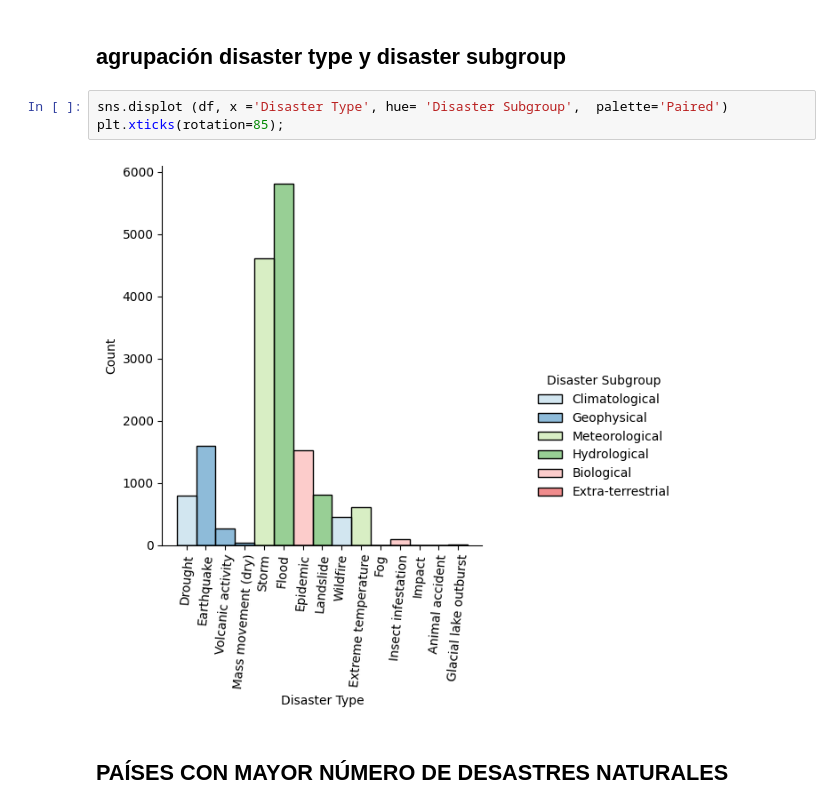
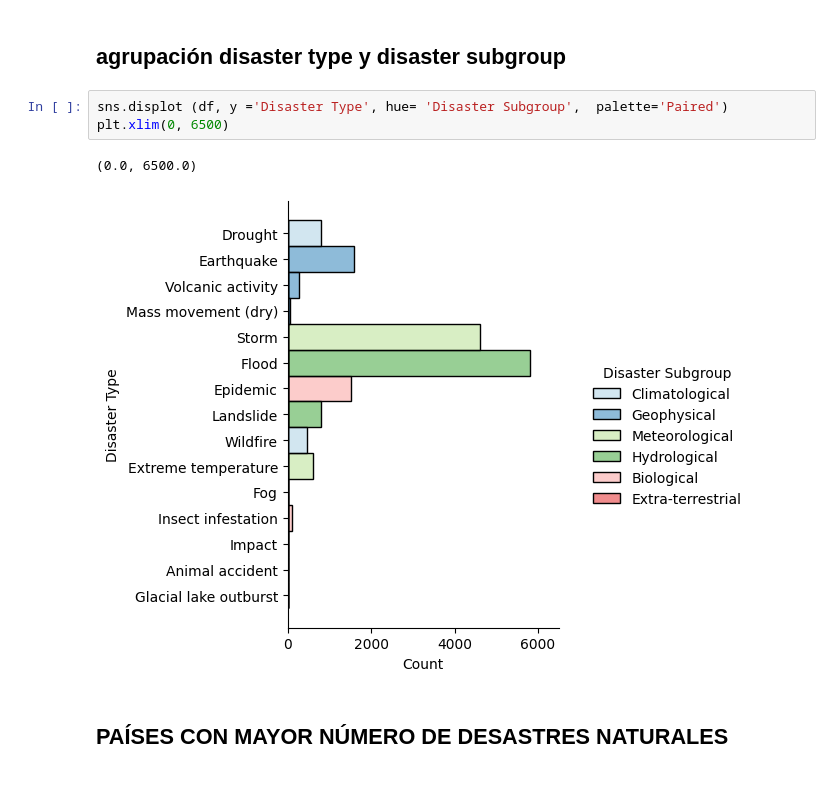
Before and after one commit to AleDataAnalyst/grupo2_desastresnaturales, a Jupyter notebook: Notebooks/00ExplorarDatos/00Ele_ExplorarDatos.ipynb, the cells around one changed output. Drawn from its saved outputs; the diff is of its cells as text.

```diff
--- a/Notebooks/00ExplorarDatos/00Ele_ExplorarDatos.ipynb
+++ b/Notebooks/00ExplorarDatos/00Ele_ExplorarDatos.ipynb
@@ -148,10 +148,11 @@ plt.xticks(rotation=45);
 # %% [markdown]
 ## agrupación disaster type y disaster subgroup
 # %%
-sns.displot (df, x ='Disaster Type', hue= 'Disaster Subgroup',  palette='Paired')
-plt.xticks(rotation=85);
+sns.displot (df, y ='Disaster Type', hue= 'Disaster Subgroup',  palette='Paired')
+plt.xlim(0, 6500)
 # %% [output]
+(0.0, 6500.0)
-[figure, old version]
+[figure, new version]
 # %% [markdown]
 ## PAÍSES CON MAYOR NÚMERO DE DESASTRES NATURALES
 # %%
```
Also changed, not shown: parts of 2 cells of this notebook.
